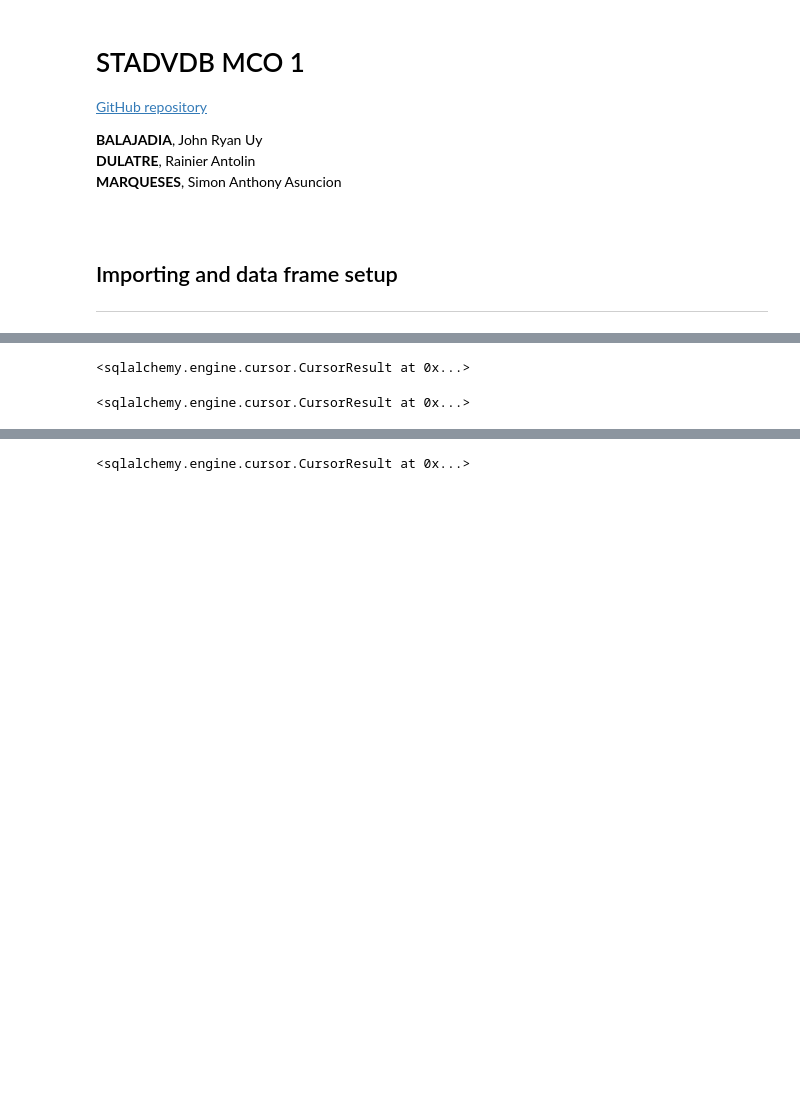
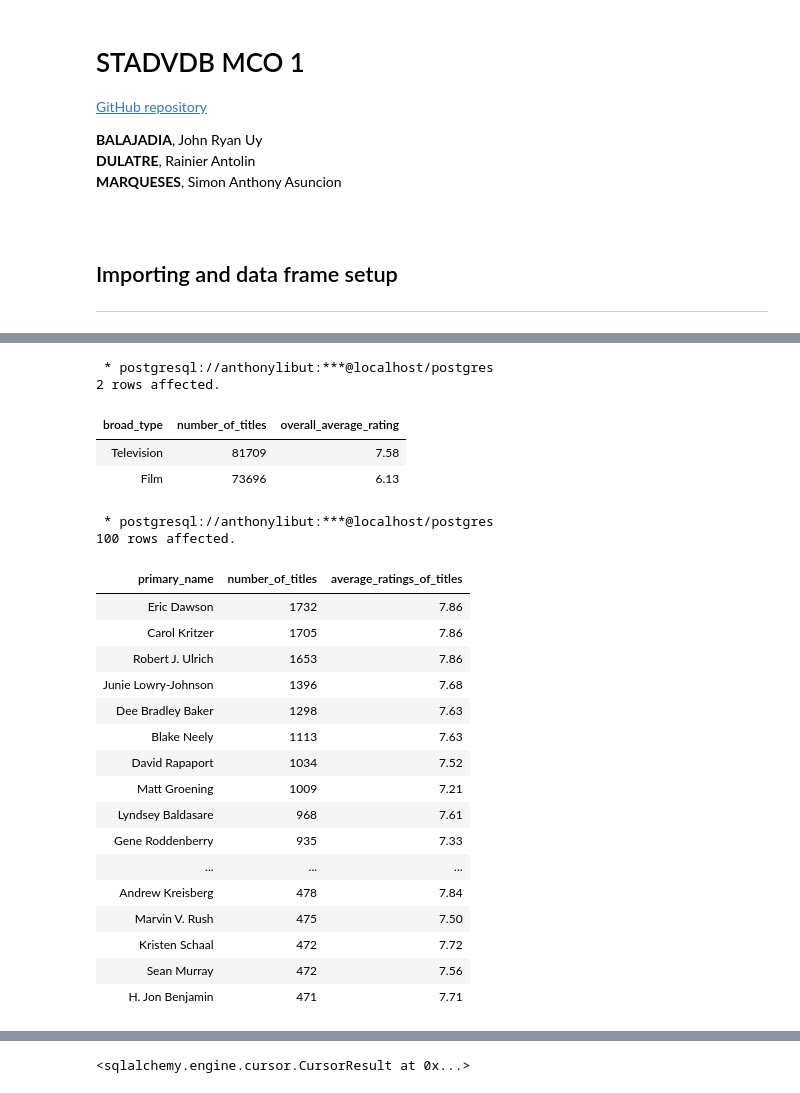
Before and after one commit to 420Rain/STADVDB_MCO1, a Jupyter notebook: notebooks/olap_report.ipynb, the cells around one changed output, grey strips where cells are left out. Cells and saved outputs as stored; diff of their text form; code cells hidden in the pictures; blank space fills up the shorter version.

```diff
--- a/notebooks/olap_report.ipynb
+++ b/notebooks/olap_report.ipynb
@@ -45,9 +113,68 @@ queries.query_2()
 # %%
-queries.query_3()
+%%sql
+WITH RollUpHierarchy AS (
+  SELECT
+    title_key,
+    title_type,
+    CASE
+      WHEN title_type IN ('tvEpisode', 'tvMiniSeries', 'tvMovie', 'tvPilot', 'tvSeries', 'tvShort', 'tvSpecial') THEN 'Television'
+      WHEN title_type IN ('movie', 'short', 'video') THEN 'Film'
+      ELSE 'Other'
+    END AS broad_type
+  FROM dw_schema.dim_title
+)
+SELECT ruh.broad_type,
+  COUNT(*) AS number_of_titles,
+  ROUND(AVG(ftr.average_rating), 2) AS overall_average_rating
+FROM dw_schema.fact_title_ratings AS ftr
+JOIN RollUpHierarchy AS ruh
+  ON ruh.title_key = ftr.title_key
+WHERE ruh.broad_type IN ('Television', 'Film')
+  AND ftr.num_votes > 500
+GROUP BY ruh.broad_type
+ORDER BY overall_average_rating DESC;
 # %% [output]
-<sqlalchemy.engine.cursor.CursorResult at 0x...>
+ * postgresql://anthonylibut:***@localhost/postgres
+2 rows affected.
+| broad_type | number_of_titles | overall_average_rating |
+| Television | 81709 | 7.58 |
+| Film | 73696 | 6.13 |
 # %%
-queries.query_4_1()
+%%sql
+SELECT dp.primary_name,
+  COUNT(DISTINCT(dt.title_key)) AS number_of_titles,
+  ROUND(AVG(ftr.average_rating),2) AS average_ratings_of_titles
+FROM dw_schema.fact_title_principals AS ftp
+JOIN dw_schema.dim_person AS dp
+  ON ftp.person_key = dp.person_key
+JOIN dw_schema.dim_title AS dt
+  ON ftp.title_key = dt.title_key
+JOIN dw_schema.fact_title_ratings AS ftr
+  ON ftp.title_key = ftr.title_key
+WHERE ftr.num_votes > 500
+GROUP BY dp.primary_name
+HAVING COUNT(DISTINCT(dt.title_key)) >= 5
+ORDER BY number_of_titles DESC,
+  average_ratings_of_titles DESC
+LIMIT 100;
 # %% [output]
-<sqlalchemy.engine.cursor.CursorResult at 0x...>
+ * postgresql://anthonylibut:***@localhost/postgres
+100 rows affected.
+| primary_name | number_of_titles | average_ratings_of_titles |
+| Eric Dawson | 1732 | 7.86 |
+| Carol Kritzer | 1705 | 7.86 |
+| Robert J. Ulrich | 1653 | 7.86 |
+| Junie Lowry-Johnson | 1396 | 7.68 |
+| Dee Bradley Baker | 1298 | 7.63 |
+| Blake Neely | 1113 | 7.63 |
+| David Rapaport | 1034 | 7.52 |
+| Matt Groening | 1009 | 7.21 |
+| Lyndsey Baldasare | 968 | 7.61 |
+| Gene Roddenberry | 935 | 7.33 |
+| ... | ... | ... |
+| Andrew Kreisberg | 478 | 7.84 |
+| Marvin V. Rush | 475 | 7.50 |
+| Kristen Schaal | 472 | 7.72 |
+| Sean Murray | 472 | 7.56 |
+| H. Jon Benjamin | 471 | 7.71 |
 # %%
```
Also changed, not shown: parts of 14 cells of this notebook.
